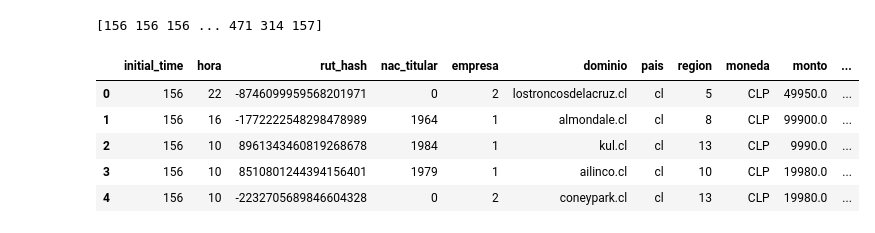
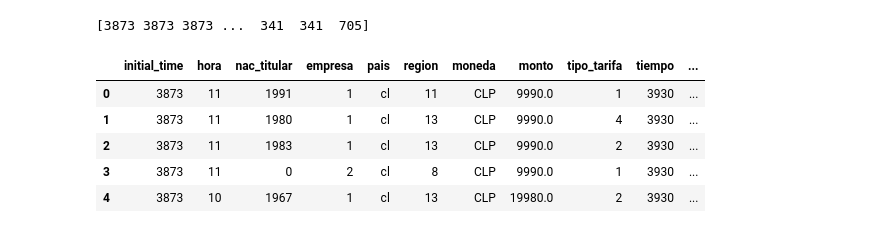
Before and after one commit to esperanzadiaz311/pySurvONS, a Jupyter notebook: library/pySurvONS/tests.ipynb, the cells around one changed output. Cells and saved outputs as stored; diff of their text form; code cells hidden in the pictures.

```diff
--- a/library/pySurvONS/tests.ipynb
+++ b/library/pySurvONS/tests.ipynb
@@ -4,7 +4,11 @@ import pandas as pd
 from survONS import SurvONS
 from utils import date_discretization
 import matplotlib.pyplot as plt
+import random
 
-df = pd.read_csv("../../../ventasNIC_censura.csv")
-df.drop(labels="Unnamed: 0", axis=1, inplace=True)
-df.head()
+p = 0.05
+df = pd.read_csv(
+         "../../../ventasNIC_censurado.csv",
+         header=0,
+         skiprows=lambda i: i>0 and random.random() > p
+)
@@ -19,25 +15,23 @@ df.head()
 # %%
-i_dates_df = df[["anho", "mes", "dia"]][0:150000].rename(columns={"anho": "year", "mes": "month", "dia": "day"})
-f_dates_df = df[["anho_renov", "mes_renov", "dia_renov"]][0:150000].rename(columns={"anho_renov": "year", "mes_renov": "month", "dia_renov": "day"})
+i_dates_df = df[["anho", "mes", "dia"]].rename(columns={"anho": "year", "mes": "month", "dia": "day"})
+f_dates_df = df[["anho_renov", "mes_renov", "dia_renov"]].rename(columns={"anho_renov": "year", "mes_renov": "month", "dia_renov": "day"})
 dates_df = pd.concat([i_dates_df, f_dates_df])
 dates=date_discretization(pd.to_datetime(dates_df[["year", "month", "day"]]).to_numpy())
 print(dates)
 # %% [output]
-[156 156 156 ... 471 314 157]
+[3873 3873 3873 ...  341  341  705]
 # %%
-df = df[0:150000]
-#print(dates[0:150000])
-df.insert(0, "initial_time", dates[0:150000])
-df.insert(19,"final_time", dates[150000:300000])
+df.insert(0, "initial_time", dates[0:df.shape[0]])
+df.insert(19,"final_time", dates[df.shape[0]:(df.shape[0]*2)])
 df.drop(labels=["anho","mes","dia","anho_renov","mes_renov","dia_renov", "pais_compra"], axis=1, inplace=True)
 df.head()
 # %% [output]
-|  | initial_time | hora | rut_hash | nac_titular | empresa | dominio | pais | region | moneda | monto | ... |
-| 0 | 156 | 22 | -8746099959568201971 | 0 | 2 | lostroncosdelacruz.cl | cl | 5 | CLP | 49950.0 | ... |
-| 1 | 156 | 16 | -1772222548298478989 | 1964 | 1 | almondale.cl | cl | 8 | CLP | 99900.0 | ... |
-| 2 | 156 | 10 | 8961343460819268678 | 1984 | 1 | kul.cl | cl | 13 | CLP | 9990.0 | ... |
-| 3 | 156 | 10 | 8510801244394156401 | 1979 | 1 | ailinco.cl | cl | 10 | CLP | 19980.0 | ... |
-| 4 | 156 | 10 | -2232705689846604328 | 0 | 2 | coneypark.cl | cl | 13 | CLP | 19980.0 | ... |
+|  | initial_time | hora | nac_titular | empresa | pais | region | moneda | monto | tipo_tarifa | tiempo | ... |
+| 0 | 3873 | 11 | 1991 | 1 | cl | 11 | CLP | 9990.0 | 1 | 3930 | ... |
+| 1 | 3873 | 11 | 1980 | 1 | cl | 13 | CLP | 9990.0 | 4 | 3930 | ... |
+| 2 | 3873 | 11 | 1983 | 1 | cl | 13 | CLP | 9990.0 | 2 | 3930 | ... |
+| 3 | 3873 | 11 | 0 | 2 | cl | 8 | CLP | 9990.0 | 1 | 3930 | ... |
+| 4 | 3873 | 10 | 1967 | 1 | cl | 13 | CLP | 19980.0 | 2 | 3930 | ... |
 # %%
 df["pais"] = pd.Categorical(df["pais"]).codes
 df["moneda"] = pd.Categorical(df["moneda"]).codes
```
Also changed, not shown: parts of 7 cells of this notebook, 1 other file.
